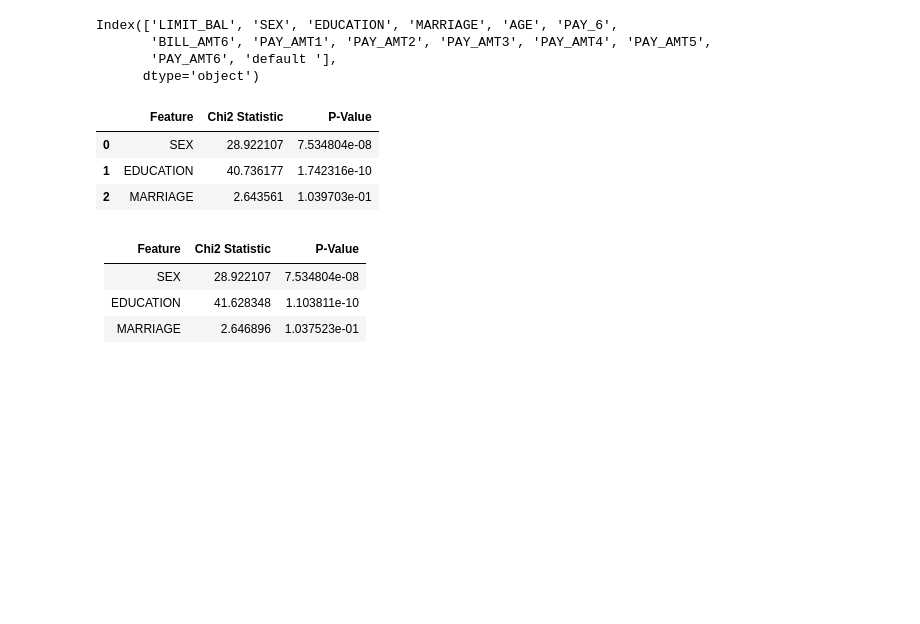
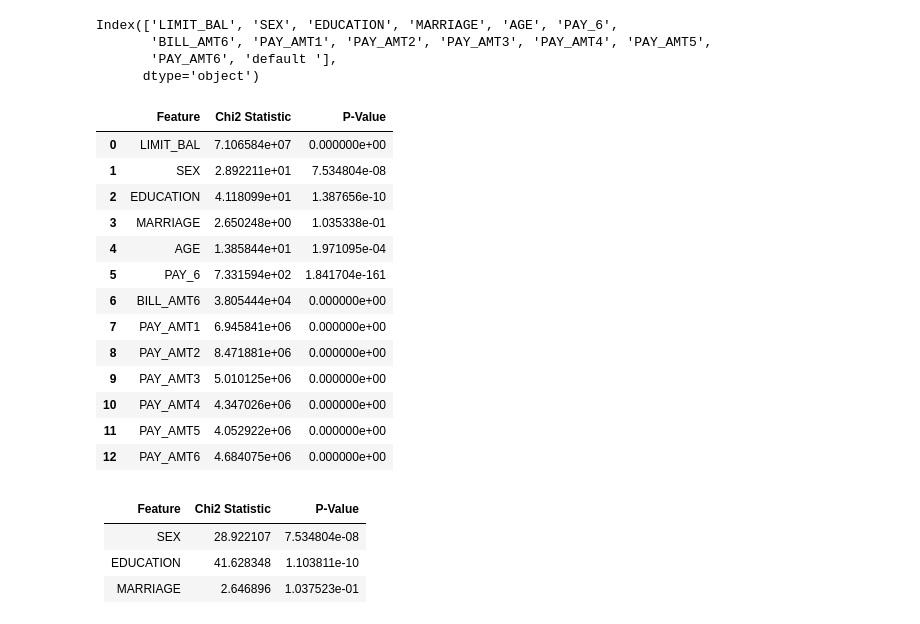
Before and after one commit to Han-Wanburhan/Year3Sem2, a Jupyter notebook: Machine Learning/Lab/Lab#01/Lab1-2.ipynb, the cells around one changed output. Saved outputs shown, nothing was run; the diff lists cells and outputs as text; code cells hidden in the pictures; blank space fills up the shorter version.

```diff
--- a/Machine Learning/Lab/Lab#01/Lab1-2.ipynb
+++ b/Machine Learning/Lab/Lab#01/Lab1-2.ipynb
@@ -455,13 +362,13 @@ $$
 
 # correlation_matrix = df_filled.corr()
 
-non_numeric_columns = df_filled.select_dtypes(exclude=['float64', 'int64']).columns
+# non_numeric_columns = df_filled.select_dtypes(exclude=['float64', 'int64']).columns
 
 # Drop non-numeric columns
-df_numeric = df_filled.drop(columns=non_numeric_columns)
+# df_numeric = df_filled.drop(columns=non_numeric_columns)
 
 # Calculate the correlation matrix
-correlation_matrix = df_numeric.corr()
+correlation_matrix = df[numeric_columns].corr()
 
 ### END CODE HERE ###
 # %% [markdown]
@@ -498,7 +405,8 @@ Extract the lower triangular part of the correlation matrix.
 # %%
 ### START CODE HERE ###
 # lower = np.tril(correlation_matrix)
-lower = correlation_matrix.where(np.tril(np.ones(correlation_matrix.shape), k=-1).astype(bool))
+# lower = correlation_matrix.where(np.tril(np.ones(correlation_matrix.shape), k=-1).astype(bool))
+lower = np.tril(correlation_matrix)
 ### END CODE HERE ###
 # %% [markdown]
 <details>
@@ -613,3 +514,12 @@ non_numeric_columns = df_filled.select_dtypes(exclude='number').columns
+# %%
+### START CODE HERE ###
+df['EDUCATION'].replace('0', 'Unknown', inplace=True)
+df['MARRIAGE'].replace('0', 'Other', inplace=True)
+non_numeric_columns = df.select_dtypes(include=['object']).columns
+
+
+
+### END CODE HERE ###
 # %% [markdown]
 Label encoding the string columns.
 
@@ -654,19 +564,22 @@ https://scikit-learn.org/stable/modules/preprocessing.html
 
 ### END CODE HERE ###
 # %%
-df_filled_copy = df_filled.copy()
+df_filled_copy = df.copy()
 
 # Initialize LabelEncoder
 label_encoder = LabelEncoder()
 
 # Iterate ทุก column และทำ Label Encoding พร้อมกับกำหนดค่า NaN
-for column in df_filled_copy.columns:
-    # ทำ Label Encoding ใน column ที่เป็น object
-    if df_filled_copy[column].dtype == 'object':
-        df_filled_copy[column] = label_encoder.fit_transform(df_filled_copy[column].astype(str))
+for column in non_numeric_columns:
 
-    # กำหนดค่า NaN ในทุก column
-    df_filled_copy[column].fillna(df_filled_copy[column].mean(), inplace=True)
+
+    # # ทำ Label Encoding ใน column ที่เป็น object
+    # if df_filled_copy[column].dtype == 'object':
+    df_filled_copy[column] = label_encoder.fit_transform(df_filled_copy[column])
+    df_filled_copy[column] = pd.to_numeric(df_filled_copy[column], errors='coerce').astype('int64')
+
+    # # กำหนดค่า NaN ในทุก column
+    # df_filled_copy[column].fillna(df_filled_copy[column].mean(), inplace=True)
 # %% [markdown]
 <details>
 
@@ -760,31 +673,41 @@ Index(['LIMIT_BAL', 'SEX', 'EDUCATION', 'MARRIAGE', 'AGE', 'PAY_6',
 # %%
 from sklearn.feature_selection import chi2
 
 # Assuming your data is in a DataFrame named df_filled_copy
 selected_features = ['SEX', 'EDUCATION', 'MARRIAGE']  # Add the features you want to analyze
-output_features = df_filled_copy[selected_features]  # Features
-target_variable = df_filled_copy['default ']  # Target variable
+output_features = df_filled_copy['default ']  # Features
+target_variable = df_filled_copy.drop(['default '], axis=1).abs()  # Target variable
 
 # Ensure non-negativity by taking the absolute value
 output_features = output_features.abs()
 
 # Perform the chi-squared test
-chi2_stat, p_values = chi2(output_features, target_variable)
+chi2_stat, p_values = chi2(target_variable,output_features)
 
 # Create a DataFrame from the results
 chi2_table = pd.DataFrame({
-    "Feature": output_features.columns,
+    "Feature": target_variable.columns,
     "Chi2 Statistic": chi2_stat,
     "P-Value": p_values
 })
 
 # Display the table
 chi2_table
 # %% [output]
 |  | Feature | Chi2 Statistic | P-Value |
-| 0 | SEX | 28.922107 | 7.534804e-08 |
-| 1 | EDUCATION | 40.736177 | 1.742316e-10 |
-| 2 | MARRIAGE | 2.643561 | 1.039703e-01 |
+| 0 | LIMIT_BAL | 7.106584e+07 | 0.000000e+00 |
+| 1 | SEX | 2.892211e+01 | 7.534804e-08 |
+| 2 | EDUCATION | 4.118099e+01 | 1.387656e-10 |
+| 3 | MARRIAGE | 2.650248e+00 | 1.035338e-01 |
+| 4 | AGE | 1.385844e+01 | 1.971095e-04 |
+| 5 | PAY_6 | 7.331594e+02 | 1.841704e-161 |
+| 6 | BILL_AMT6 | 3.805444e+04 | 0.000000e+00 |
+| 7 | PAY_AMT1 | 6.945841e+06 | 0.000000e+00 |
+| 8 | PAY_AMT2 | 8.471881e+06 | 0.000000e+00 |
+| 9 | PAY_AMT3 | 5.010125e+06 | 0.000000e+00 |
+| 10 | PAY_AMT4 | 4.347026e+06 | 0.000000e+00 |
+| 11 | PAY_AMT5 | 4.052922e+06 | 0.000000e+00 |
+| 12 | PAY_AMT6 | 4.684075e+06 | 0.000000e+00 |
 # %% [markdown]
 | Feature   | Chi2 Statistic | P-Value      |
 | --------- | -------------- | ------------ |
```
Also changed, not shown: parts of 15 cells of this notebook, 3 other files.
